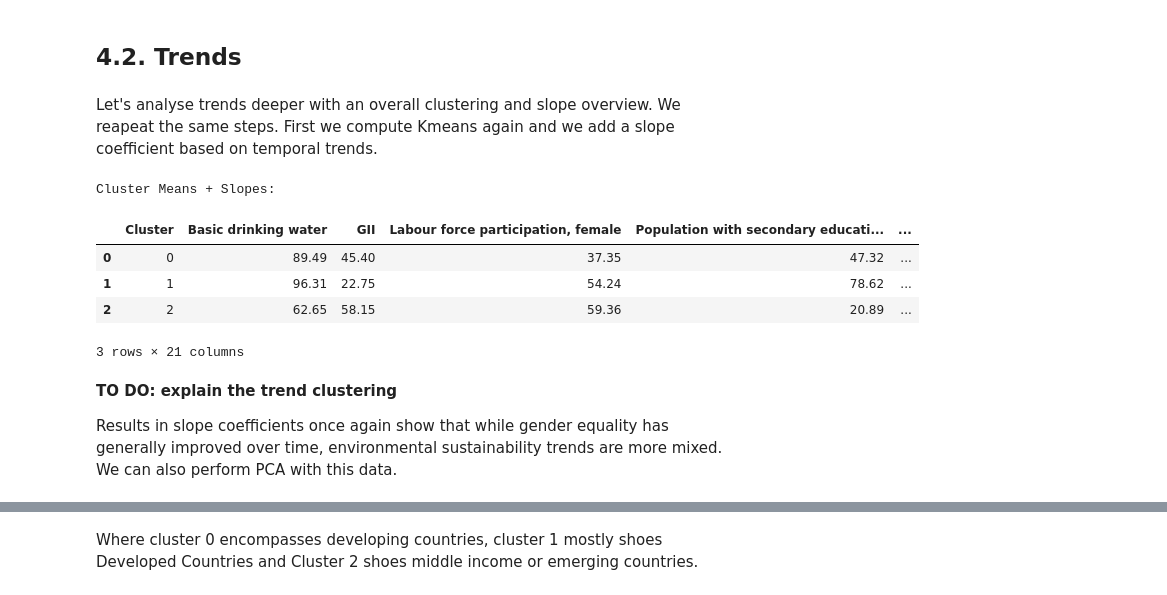
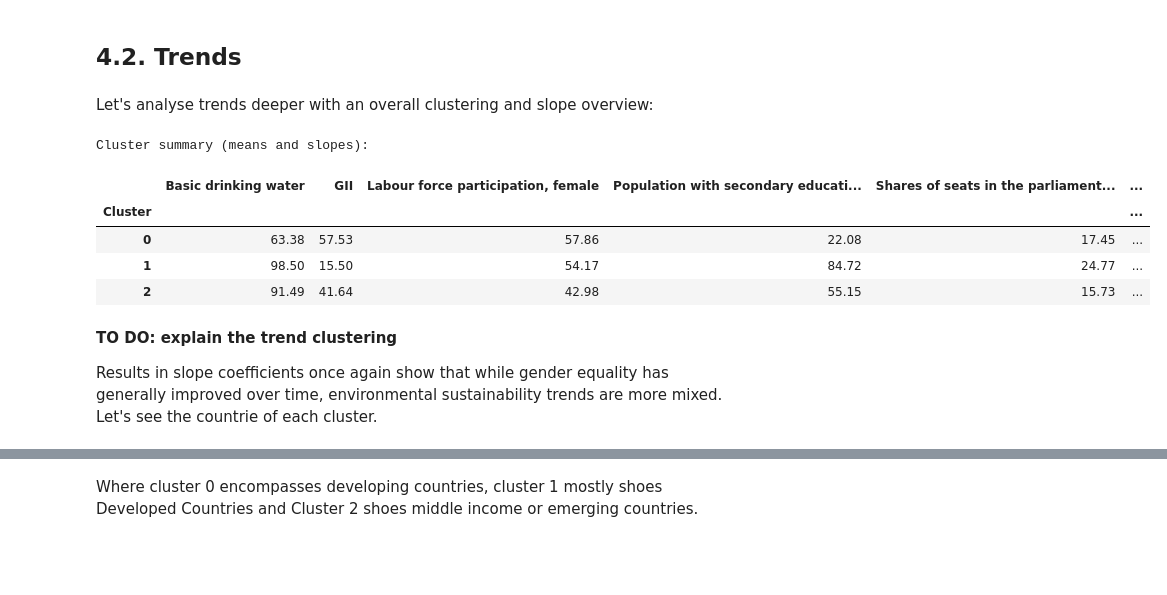
Before and after one commit to lukavicius/Gender-Equality-and-Sustainability, a Jupyter notebook: Project.ipynb, the cells around one changed output, grey strips where cells are left out. Cells and saved outputs as stored; diff of their text form; code cells hidden in the pictures; blank space fills up the shorter version.

```diff
--- a/Project.ipynb
+++ b/Project.ipynb
@@ -992,3 +998,6 @@ oldest_labels = cluster_kmeans(oldest, n_clusters=3, title='Clusters: Oldest Yea
+# %%
+latest_labels = cluster_and_plot(latest, n_clusters=3, title='Clusters: Latest Year')
+oldest_labels = cluster_and_plot(oldest, n_clusters=3, title='Clusters: Oldest Year')
 # %% [markdown]
 And finally we see the coefficients for each cluster of the two years. We can then compare the evolution of the relationship between Environmental sustainability and Gender Equality. Clusters 0 and 2 seem to have switched labels, so to analyse differences we switch them.
 # %%
@@ -1092,4 +1060,4 @@ perform_pca(latest, latest_labels, 3, title='PCA: Latest Labels')
 # %% [markdown]
 ## 4.2. Trends
 # %% [markdown]
- Let's analyse trends deeper with an overall clustering and slope overview. We reapeat the same steps. First we compute Kmeans again and we add a slope coefficient based on temporal trends.
+ Let's analyse trends deeper with an overall clustering and slope overview:
@@ -1096,33 +1081,23 @@ perform_pca(latest, latest_labels, 3, title='PCA: Latest Labels')
 # %%
-country_avg = data.groupby('country')[numeric_cols].mean().reset_index()
-trends_labels = cluster_kmeans(country_avg[numeric_cols], n_clusters=3)
-country_avg['Cluster'] = trends_labels.astype(int)
-trends = data.merge(country_avg[['country', 'Cluster']], on='country')
+scaler = StandardScaler()
+X_scaled = scaler.fit_transform(X_trends)
 
-cluster_slopes_list = []
-for cluster, group in trends.groupby('Cluster'):
-    # compute cluster average per year to show temporal trend
-    yearly_avg = group.groupby('year')[numeric_cols].mean().reset_index()
-    slopes = {'Cluster': cluster}
-    for col in numeric_cols:
-        slope, _ = np.polyfit(yearly_avg['year'], yearly_avg[col], 1)
-        slopes[f'{col}_slope'] = slope
-    cluster_slopes_list.append(slopes)
-cluster_slopes = pd.DataFrame(cluster_slopes_list)
-
-cluster_means = trends.groupby('Cluster')[numeric_cols].mean().round(2)
-df_trends = cluster_means.merge(cluster_slopes, on='Cluster')
-
-print("Cluster Means + Slopes:")
-display(df_trends)
+kmeans = KMeans(n_clusters=3, random_state=42)
+df_trends['Cluster'] = kmeans.fit_predict(X_scaled)
-# %% [output]
-Cluster Means + Slopes:
-|  | Cluster | Basic drinking water | GII | Labour force participation, female | Population with secondary educati... | ... |
-| 0 | 0 | 89.49 | 45.40 | 37.35 | 47.32 | ... |
-| 1 | 1 | 96.31 | 22.75 | 54.24 | 78.62 | ... |
-| 2 | 2 | 62.65 | 58.15 | 59.36 | 20.89 | ... |
-3 rows × 21 columns
+# %%
+numeric_cols_trends = X_trends.columns
+cluster_summary = df_trends.groupby('Cluster')[numeric_cols_trends].mean().round(2)
+# %%
+print("Cluster summary (means and slopes):")
+display(cluster_summary)
+# %% [output]
+Cluster summary (means and slopes):
+|  | Basic drinking water | GII | Labour force participation, female | Population with secondary educati... | Shares of seats in the parliament... | ... |
+| Cluster |  |  |  |  |  | ... |
+| 0 | 63.38 | 57.53 | 57.86 | 22.08 | 17.45 | ... |
+| 1 | 98.50 | 15.50 | 54.17 | 84.72 | 24.77 | ... |
+| 2 | 91.49 | 41.64 | 42.98 | 55.15 | 15.73 | ... |
 # %% [markdown]
 **TO DO:  explain the trend clustering**
 
-Results in slope coefficients once again show that while gender equality has generally improved over time, environmental sustainability trends are more mixed. We can also perform PCA with this data.
+Results in slope coefficients once again show that while gender equality has generally improved over time, environmental sustainability trends are more mixed. Let's see the countrie of each cluster.
```
Also changed, not shown: parts of 9 cells of this notebook, 1 other file.
